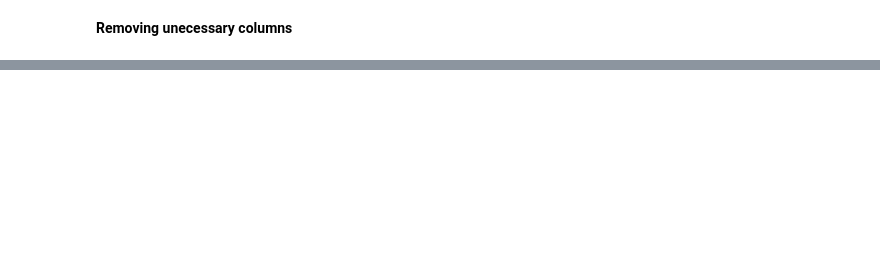
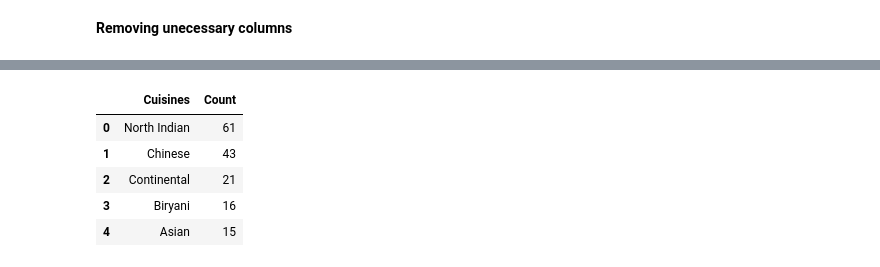
Before and after one commit to Nakulpradeep94/-ZOMATO-RESTAURANT-CLUSTERING-AND-SENTIMENT-ANALYSIS, a Jupyter notebook: ZOMATO_RESTAURANT_CLUSTERING_AND_SENTIMENT_ANALYSIS.ipynb, the cells around one changed output, grey strips where cells are left out. Drawn from its saved outputs; the diff is of its cells as text; code cells hidden in the pictures; blank space fills up the shorter version.

```diff
--- a/ZOMATO_RESTAURANT_CLUSTERING_AND_SENTIMENT_ANALYSIS.ipynb
+++ b/ZOMATO_RESTAURANT_CLUSTERING_AND_SENTIMENT_ANALYSIS.ipynb
@@ -164,0 +213,22 @@ df1.drop([''])
+# %%
+cuisine=df1['Cuisines'].str.split(', ''')
+# %%
+#To extract all cuisines from each of the rows
+cuisine_list=[]
+for elem in cuisine:
+  for subelem in elem:
+   cuisine_list.append(subelem)
+cuisine_series = pd.Series(cuisine_list)
+# %%
+# Creating DataFrame of Cuisines and their Counts.
+cuisine_df = cuisine_series.to_frame(name='Cuisines')
+cuisine_df= cuisine_df.value_counts(ascending=False).reset_index()
+cuisine_df.rename(columns={0:'Count'},inplace=True)
+cuisine_df.head()
+# %% [output]
+|  | Cuisines | Count |
+| 0 | North Indian | 61 |
+| 1 | Chinese | 43 |
+| 2 | Continental | 21 |
+| 3 | Biryani | 16 |
+| 4 | Asian | 15 |
```
Also changed, not shown: parts of 21 cells of this notebook.
